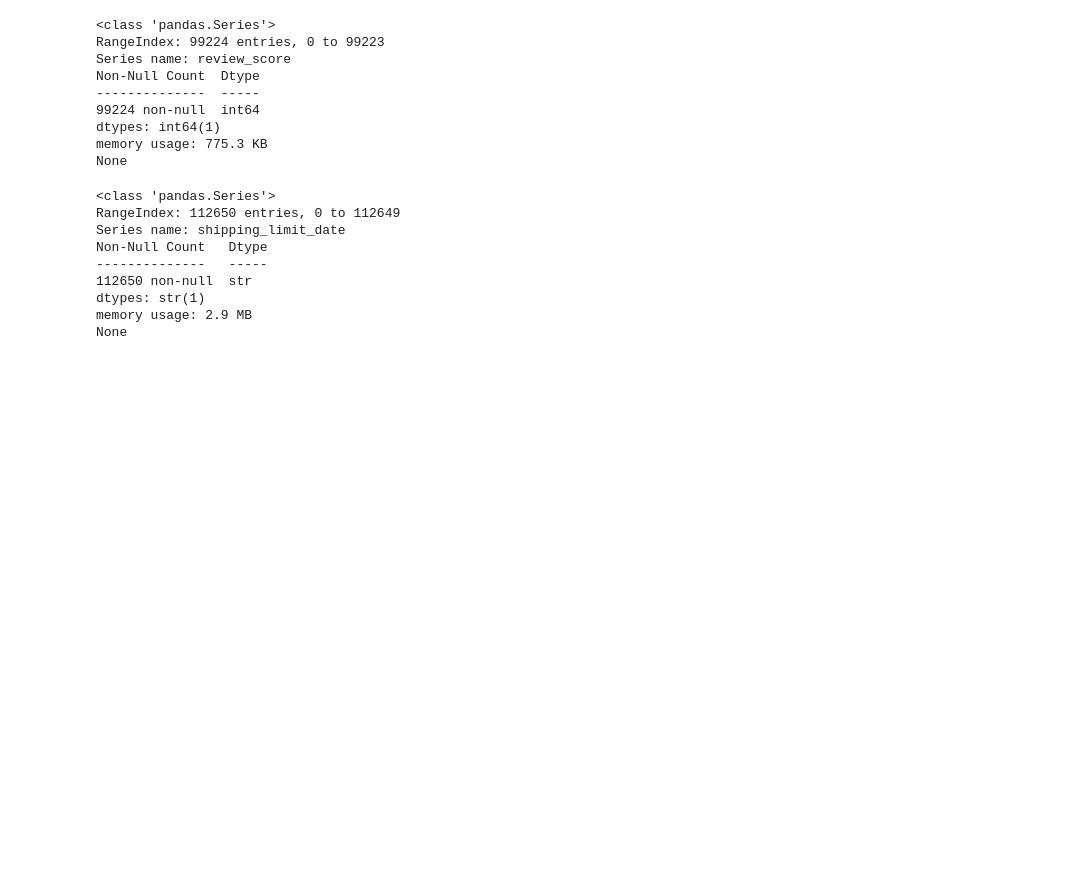
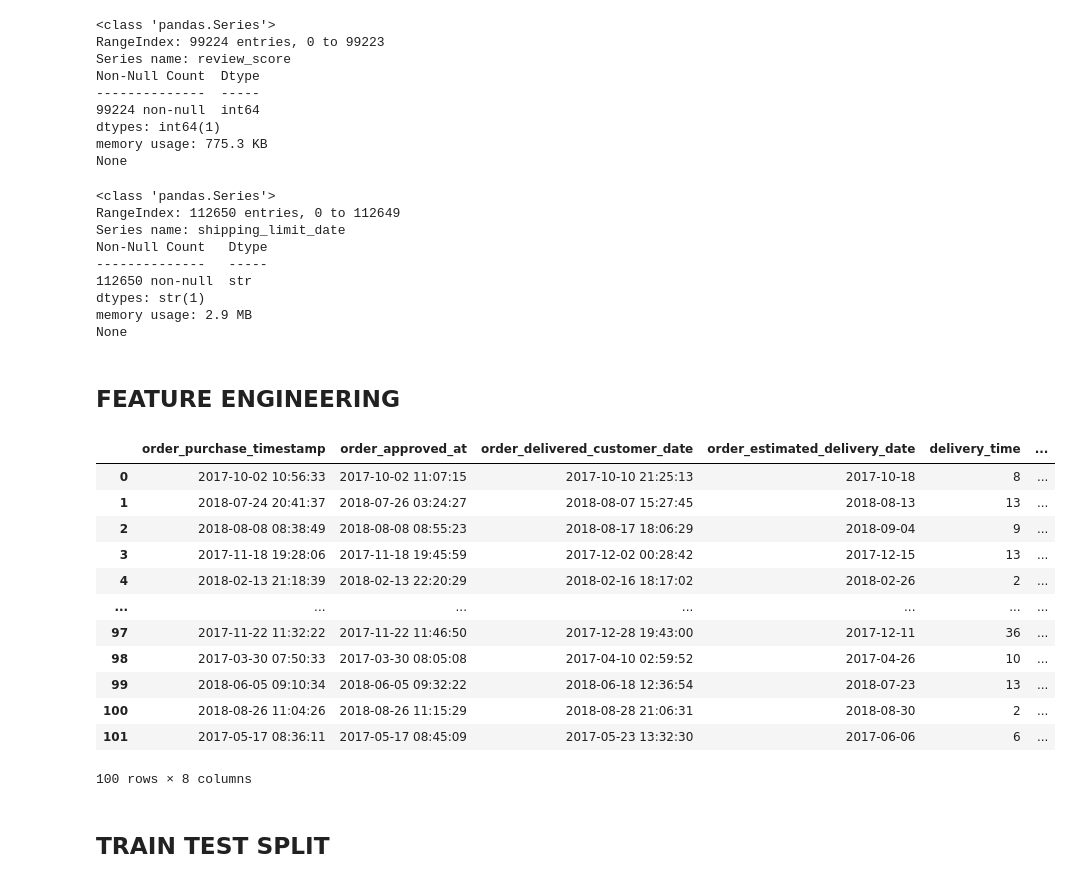
Before and after one commit to cipluk4n/DataScience_Kelompok-apa, a Jupyter notebook: olist_part2.ipynb, the cells around one changed output. Cells and saved outputs as stored; diff of their text form; code cells hidden in the pictures; blank space fills up the shorter version.

```diff
--- a/olist_part2.ipynb
+++ b/olist_part2.ipynb
@@ -265,3 +265,56 @@ Non-Null Count   Dtype
 dtypes: str(1)
 memory usage: 2.9 MB
 None
+# %% [markdown]
+## FEATURE ENGINEERING
+# %%
+date_columns = ['order_purchase_timestamp', 'order_approved_at'
+                , 'order_delivered_customer_date',
+                'order_estimated_delivery_date']
+for col in date_columns:
+    df_filtered[col] = pd.to_datetime(df_filtered[col])
+
+
+
+
+
+# dari checkout sampai ke pelanggan (durasi nyata)
+df_filtered['delivery_time'] = (
+    df_filtered['order_delivered_customer_date'] - df_filtered['order_purchase_timestamp']
+).dt.days
+
+# estimasi dari eccomerce
+df_filtered['estimated_delivery_days'] = (
+     df_filtered["order_estimated_delivery_date"] - df_filtered["order_purchase_timestamp"]
+).dt.days
+
+# delivery di kurang estimasi, kalau minus lebih cepet, kalau plus telat
+df_filtered['delivery_delay_days'] = (
+    df_filtered['order_delivered_customer_date'] - df_filtered['order_estimated_delivery_date']
+).dt.days
+
+# is_late: 1 = terlambat, 0 = tepat waktu / lebih cepat
+df_filtered['is_late'] = (df_filtered['delivery_delay_days'] > 0).astype(int)
+
+
+display(df_filtered.head(100))
+
+# review score mean
+review_agg = df2.groupby('order_id')['review_score'].mean()
+# print(review_agg)
+# %% [output]
+|  | order_purchase_timestamp | order_approved_at | order_delivered_customer_date | order_estimated_delivery_date | delivery_time | ... |
+| 0 | 2017-10-02 10:56:33 | 2017-10-02 11:07:15 | 2017-10-10 21:25:13 | 2017-10-18 | 8 | ... |
+| 1 | 2018-07-24 20:41:37 | 2018-07-26 03:24:27 | 2018-08-07 15:27:45 | 2018-08-13 | 13 | ... |
+| 2 | 2018-08-08 08:38:49 | 2018-08-08 08:55:23 | 2018-08-17 18:06:29 | 2018-09-04 | 9 | ... |
+| 3 | 2017-11-18 19:28:06 | 2017-11-18 19:45:59 | 2017-12-02 00:28:42 | 2017-12-15 | 13 | ... |
+| 4 | 2018-02-13 21:18:39 | 2018-02-13 22:20:29 | 2018-02-16 18:17:02 | 2018-02-26 | 2 | ... |
+| ... | ... | ... | ... | ... | ... | ... |
+| 97 | 2017-11-22 11:32:22 | 2017-11-22 11:46:50 | 2017-12-28 19:43:00 | 2017-12-11 | 36 | ... |
+| 98 | 2017-03-30 07:50:33 | 2017-03-30 08:05:08 | 2017-04-10 02:59:52 | 2017-04-26 | 10 | ... |
+| 99 | 2018-06-05 09:10:34 | 2018-06-05 09:32:22 | 2018-06-18 12:36:54 | 2018-07-23 | 13 | ... |
+| 100 | 2018-08-26 11:04:26 | 2018-08-26 11:15:29 | 2018-08-28 21:06:31 | 2018-08-30 | 2 | ... |
+| 101 | 2017-05-17 08:36:11 | 2017-05-17 08:45:09 | 2017-05-23 13:32:30 | 2017-06-06 | 6 | ... |
+100 rows × 8 columns
+# %% [markdown]
+## TRAIN TEST SPLIT
```
Also changed, not shown: parts of 2 cells of this notebook, 1 other file.
